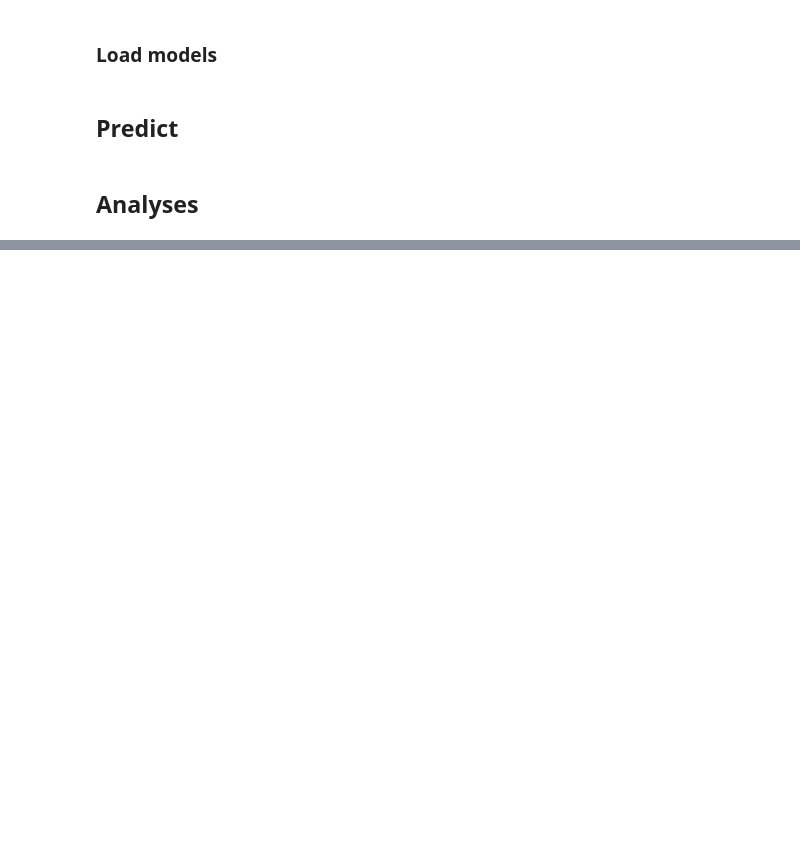
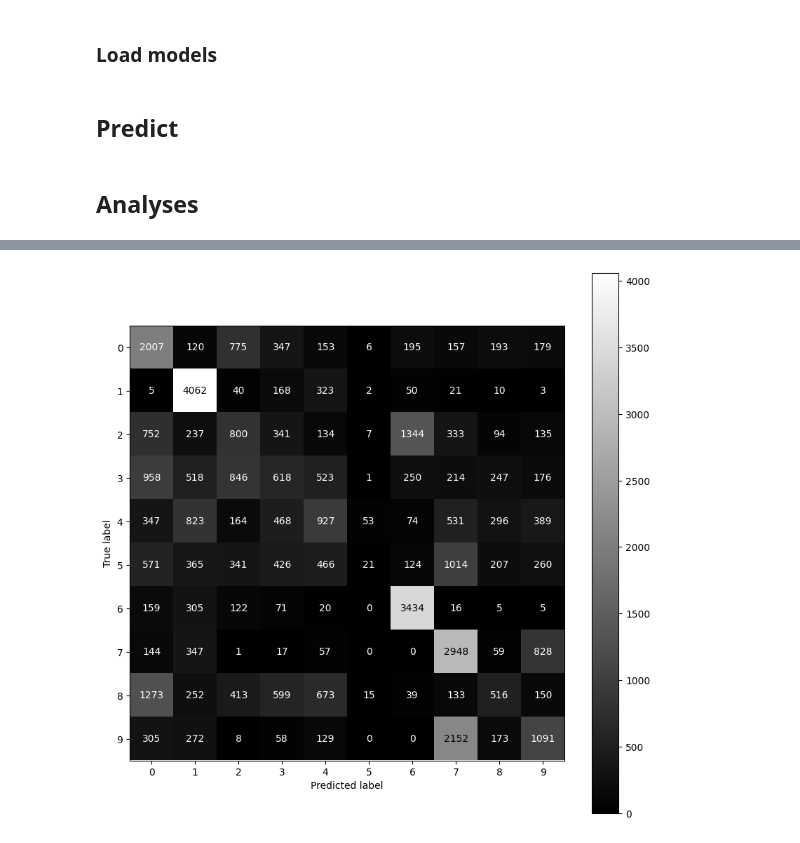
Before and after one commit to SjorsLockhorst/pattrec1, a Jupyter notebook: Analysis.ipynb, the cells around one changed output, grey strips where cells are left out. Saved outputs shown, nothing was run; the diff lists cells and outputs as text; code cells hidden in the pictures; blank space fills up the shorter version.

```diff
--- a/Analysis.ipynb
+++ b/Analysis.ipynb
@@ -93,3 +121,6 @@ Epoch 1754,
+# %%
+with open(LOGREG_BOTH_MODEL_FILE, "rb") as f:
+    both_log_reg = pickle.load(f)
 # %%
 with open(SVM_MODEL_FILE, "rb") as f:
     svm = pickle.load(f)
@@ -101,3 +136,5 @@ with open(LOGREG_MODEL_FILE, "rb") as f:
+# %%
+both_pred = both_log_reg.predict(features)
 # %%
 svm_pred = svm.predict(test_x)
 # %%
@@ -134,0 +281,4 @@ def mcnemar_test(pred_y_a, pred_y_b, correct):
+# %%
+show_confusion_matrix(labels, both_pred, both_log_reg.classes_.astype(int), path="log_reg_both.png")
+# %% [output]
+[figure, added]
```
Also changed, not shown: parts of 31 cells of this notebook, 10 other files.
